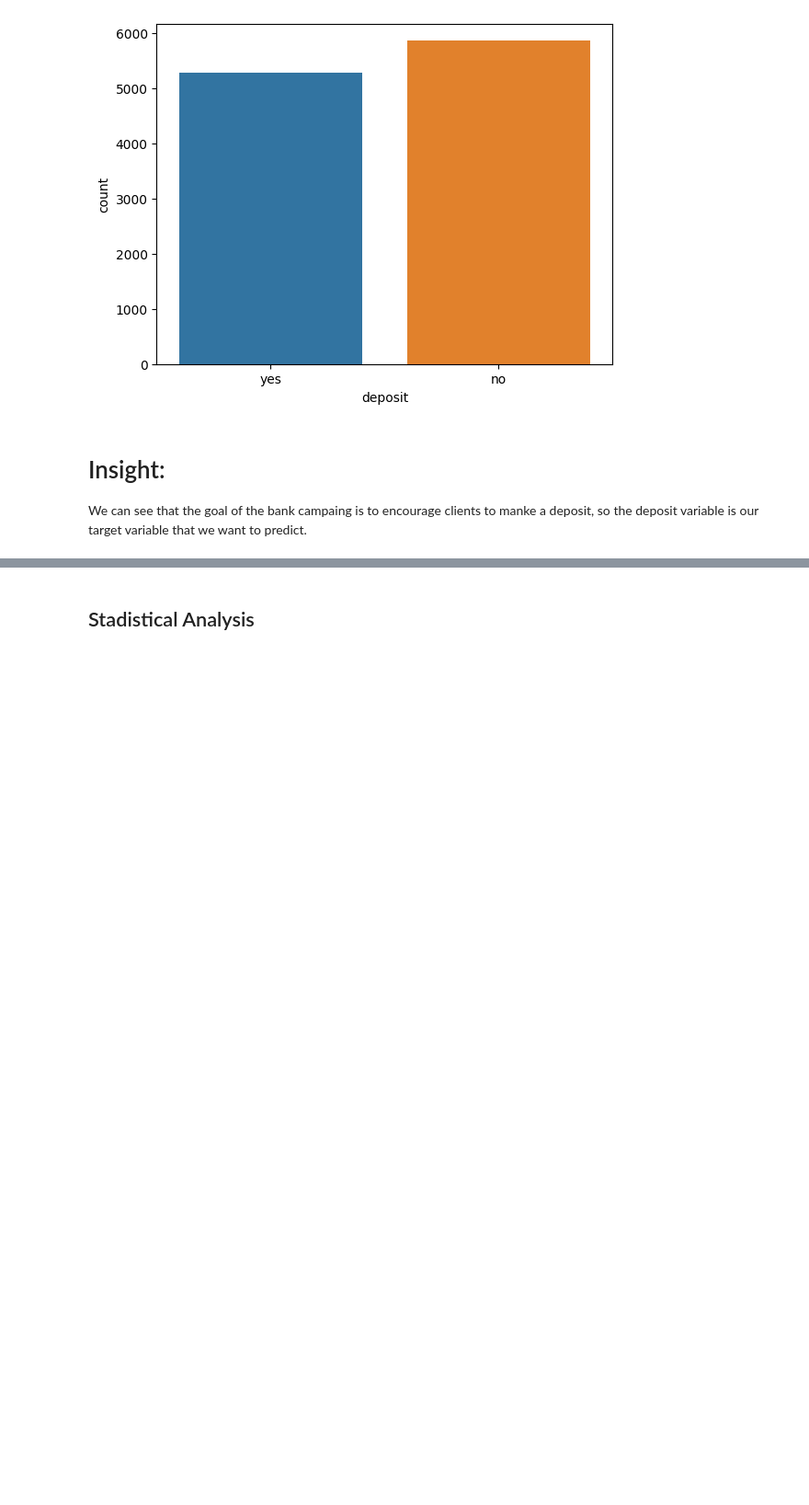
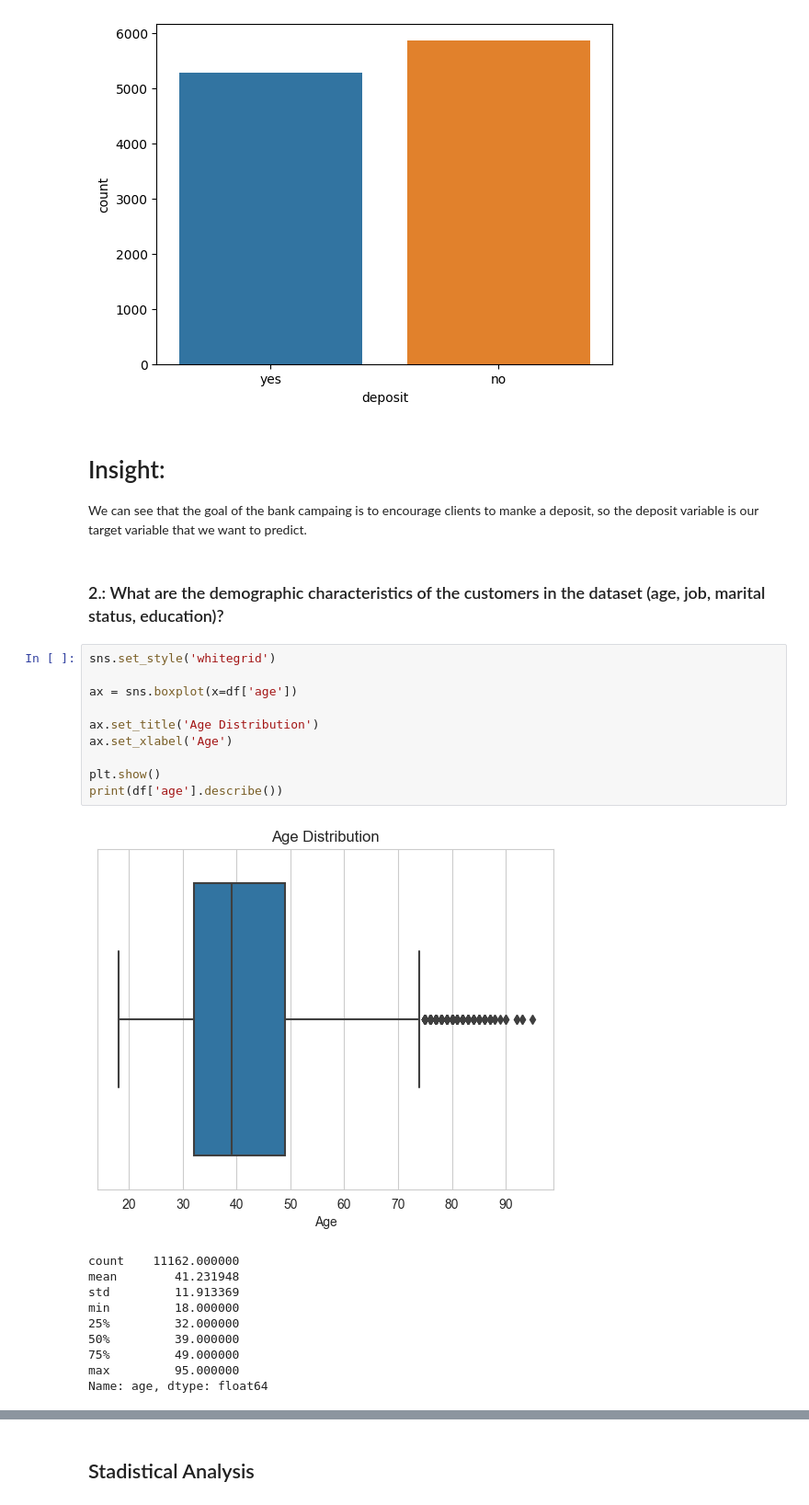
Before and after one commit to Natanael20098/Bank_project-Coderhouse, a Jupyter notebook: Banking_dataset.ipynb, the cells around one changed output, grey strips where cells are left out. Shown: that part at 92% size. Saved outputs shown, nothing was run; the diff lists cells and outputs as text; blank space fills up the shorter version.

```diff
--- a/Banking_dataset.ipynb
+++ b/Banking_dataset.ipynb
@@ -218,3 +228,26 @@ Name: count, dtype: float64
 # %% [markdown]
 # Insight:
 We can see that the goal of the bank campaing is to encourage clients to manke a deposit, so the deposit variable is our target variable that we want to predict.
+# %% [markdown]
+### 2.: What are the demographic characteristics of the customers in the dataset (age, job, marital status, education)?
+# %%
+sns.set_style('whitegrid')
+
+ax = sns.boxplot(x=df['age'])
+
+ax.set_title('Age Distribution')
+ax.set_xlabel('Age')
+
+plt.show()
+print(df['age'].describe())
+# %% [output]
+[figure, added]
+count    11162.000000
+mean        41.231948
+std         11.913369
+min         18.000000
+25%         32.000000
+50%         39.000000
+75%         49.000000
+max         95.000000
+Name: age, dtype: float64
```
Also changed, not shown: parts of 59 cells of this notebook.
